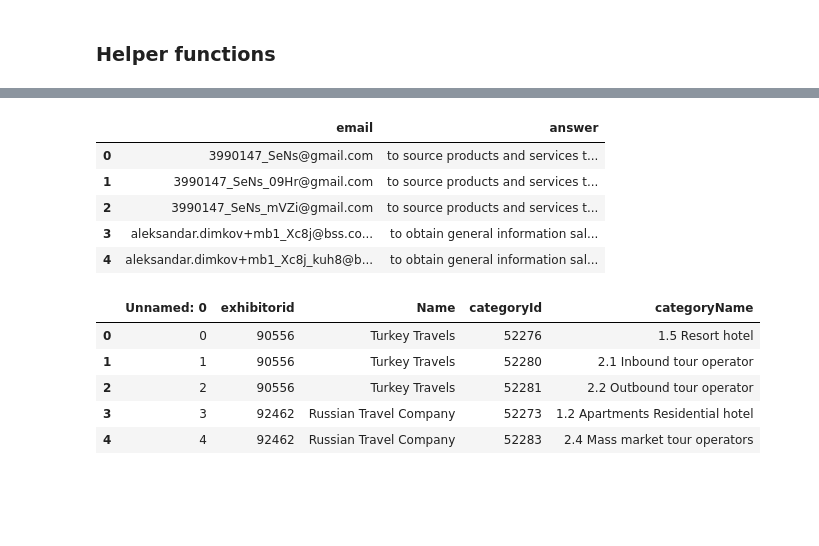
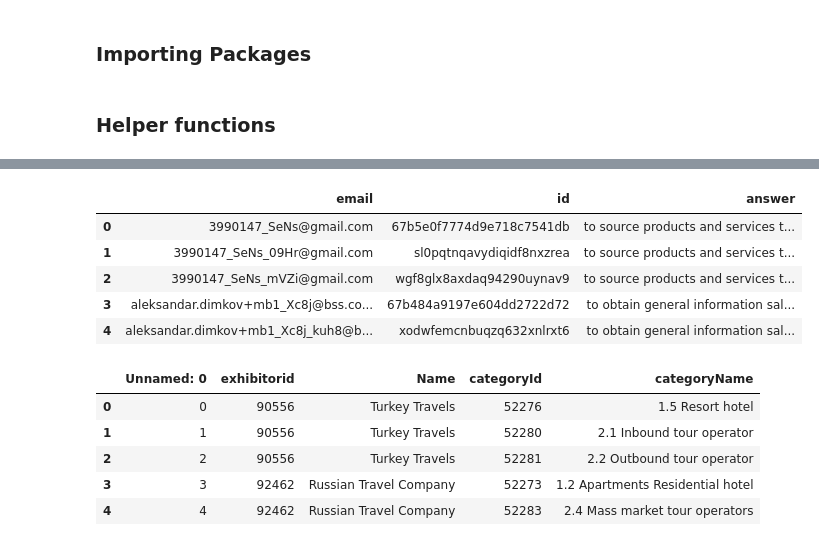
Before and after one commit to piyushnishantedu/ITE-data-sciene-assignment, a Jupyter notebook: code/matching_model/recommend_visitors_by_exhibitorID.ipynb, the cells around one changed output, grey strips where cells are left out. Saved outputs shown, nothing was run; the diff lists cells and outputs as text; code cells hidden in the pictures; blank space fills up the shorter version.

```diff
--- a/code/matching_model/recommend_visitors_by_exhibitorID.ipynb
+++ b/code/matching_model/recommend_visitors_by_exhibitorID.ipynb
@@ -1,3 +1,5 @@
+# %% [markdown]
+### Importing Packages
 # %%
 from sentence_transformers import SentenceTransformer
 import torch
@@ -72,16 +143,16 @@ visitor_df.head()
 | 3 | emilija+100_L8gA@bss.mk | F | 67b70a9f2d21f543a1096602 | 5c8a78336d41a10da4f7336c | 5c8a78336d41a10da4f7336d | NaN | 5c8a78336d41a10da4f73371 | Answer | 5bf7c399b82beb7a182cc3de | ... |
 | 4 | aleksandar.dimkov+mitt1_n5eA@bss.... | M | 67ada1ee197e604dd2722d1b | 5c8a78336d41a10da4f730fd | 5c8a78336d41a10da4f730fe | NaN | 5c8a78336d41a10da4f730ff | Answer | 5bf7c399b82beb7a182cc3de | ... |
 # %%
-visitor_df_final = get_final_answer_data_frame(visitor_df, "email","answer").head()
+visitor_df_final = get_final_answer_data_frame(visitor_df, ["email","id"],"answer").head()
 visitor_df_final["answer"] = visitor_df_final["answer"].apply(lambda x : x.lower().replace("unknown"," "))
 visitor_df_final.head()
 # %% [output]
-|  | email | answer |
-| 0 | 3990147_SeNs@gmail.com | to source products and services t... |
-| 1 | 3990147_SeNs_09Hr@gmail.com | to source products and services t... |
-| 2 | 3990147_SeNs_mVZi@gmail.com | to source products and services t... |
-| 3 | aleksandar.dimkov+mb1_Xc8j@bss.co... | to obtain general information sal... |
-| 4 | aleksandar.dimkov+mb1_Xc8j_kuh8@b... | to obtain general information sal... |
+|  | email | id | answer |
+| 0 | 3990147_SeNs@gmail.com | 67b5e0f7774d9e718c7541db | to source products and services t... |
+| 1 | 3990147_SeNs_09Hr@gmail.com | sl0pqtnqavydiqidf8nxzrea | to source products and services t... |
+| 2 | 3990147_SeNs_mVZi@gmail.com | wgf8glx8axdaq94290uynav9 | to source products and services t... |
+| 3 | aleksandar.dimkov+mb1_Xc8j@bss.co... | 67b484a9197e604dd2722d72 | to obtain general information sal... |
+| 4 | aleksandar.dimkov+mb1_Xc8j_kuh8@b... | xodwfemcnbuqzq632xnlrxt6 | to obtain general information sal... |
 # %%
 exhibitor_df = get_data_frame_from_csv("../../source/clean_exhibitor.csv")
 exhibitor_df.head()
```
Also changed, not shown: parts of 13 cells of this notebook, 2 other files.
